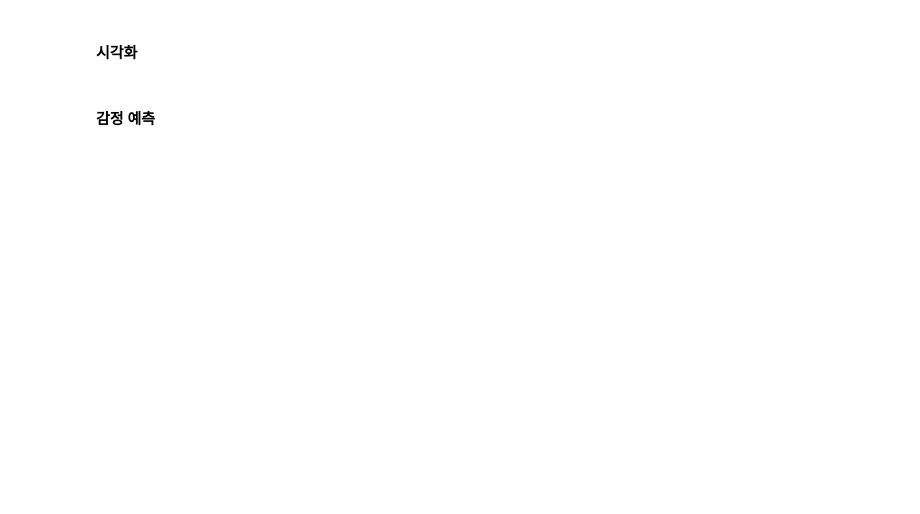
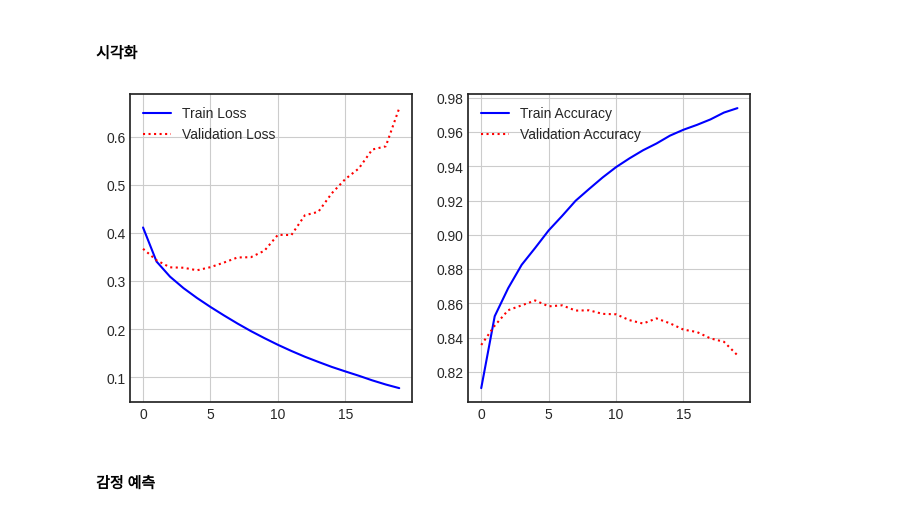
Before and after one commit to jo-cho/nlp_study, a Jupyter notebook: 1_NLP_SUANLAB/_10_감정_분석(Sentiment_Analysis).ipynb, the cells around one changed output. Drawn from its saved outputs; the diff is of its cells as text; code cells hidden in the pictures; blank space fills up the shorter version.

```diff
--- a/1_NLP_SUANLAB/_10_감정_분석(Sentiment_Analysis).ipynb
+++ b/1_NLP_SUANLAB/_10_감정_분석(Sentiment_Analysis).ipynb
@@ -93,3 +308,9 @@
+# %%
+from tensorflow.keras.preprocessing.sequence import pad_sequences
+
+max_len = 60
+X_train = pad_sequences(X_train, maxlen=max_len)
+X_test = pad_sequences(X_test, maxlen=max_len)
 # %% [markdown]
 #### 모델 구축 및 학습
 # %% [markdown]
@@ -97,0 +322,8 @@
+# %%
+model = Sequential([Embedding(vocab_size, 100),
+                    LSTM(128),
+                    Dense(1, activation='sigmoid')])
+# %%
+model.compile(optimizer='rmsprop', loss='binary_crossentropy', metrics=['acc'])
+
+model.summary()
@@ -97,0 +356,4 @@
+# %%
+history = model.fit(X_train, y_train, epochs=20,
+                    batch_size=64, validation_split=0.2,
+                   verbose=2)
@@ -98,4 +383,22 @@
 # %% [markdown]
 #### 시각화
+# %%
+import matplotlib.pyplot as plt
+plt.style.use('seaborn-white')
+
+plt.figure(figsize=(8,4))
+plt.subplot(1,2,1)
+plt.plot(history.history['loss'], 'b-', label='Train Loss')
+plt.plot(history.history['val_loss'], 'r:', label='Validation Loss')
+plt.legend()
+plt.grid()
+
+plt.subplot(1,2,2)
+plt.plot(history.history['acc'], 'b-', label='Train Accuracy')
+plt.plot(history.history['val_acc'], 'r:', label='Validation Accuracy')
+plt.legend()
+plt.grid();
+# %% [output]
+[figure, added]
 # %% [markdown]
 #### 감정 예측
```
Also changed, not shown: parts of 57 cells of this notebook.
